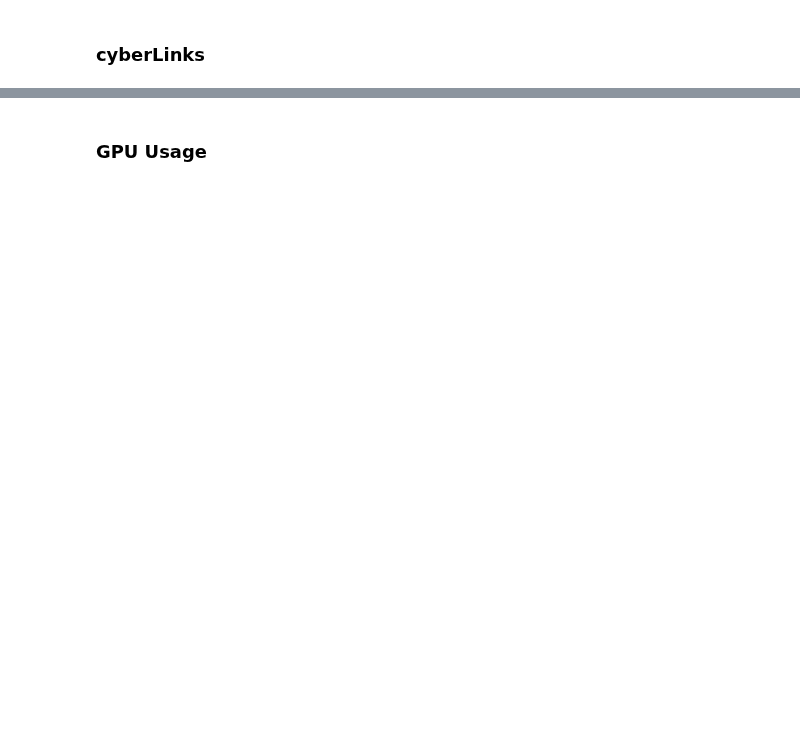
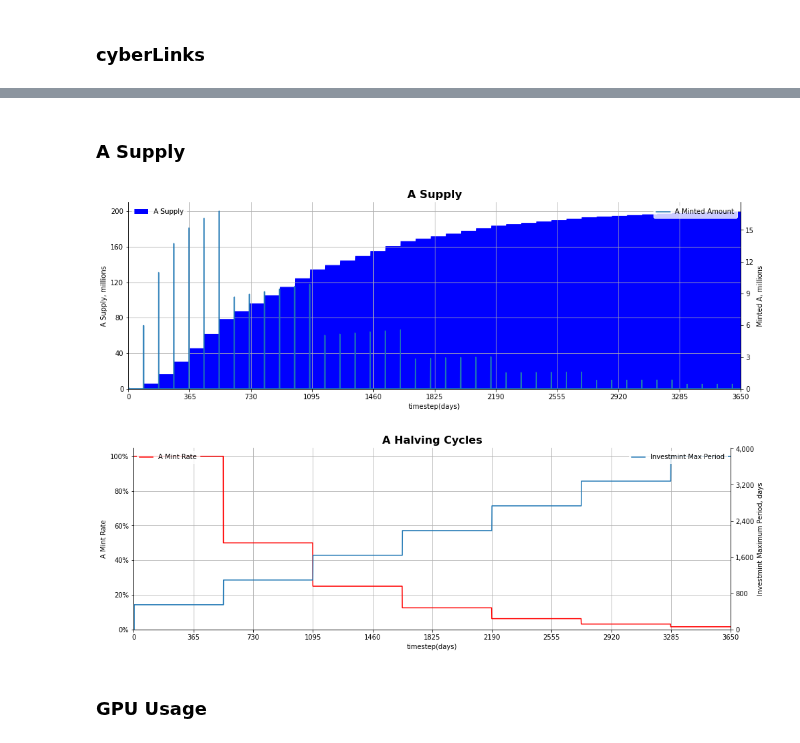
Before and after one commit to cybercongress/cybernomics, a Jupyter notebook: bostrom/simulation.ipynb, the cells around one changed output, grey strips where cells are left out. Saved outputs shown, nothing was run; the diff lists cells and outputs as text; code cells hidden in the pictures; blank space fills up the shorter version.

```diff
--- a/bostrom/simulation.ipynb
+++ b/bostrom/simulation.ipynb
@@ -185,3 +183,11 @@ minted_volt_ampere_plot(simulation_result_df)
+# %% [markdown]
+### A Supply
+# %%
+ampere_supply_plot(simulation_result_df)
+ampere_mint_rate_plot(simulation_result_df)
+# %% [output]
+[figure, added]
+[figure, added]
 # %% [markdown]
 ### GPU Usage
 # %%
```
Also changed, not shown: parts of 12 cells of this notebook, 23 other files.
